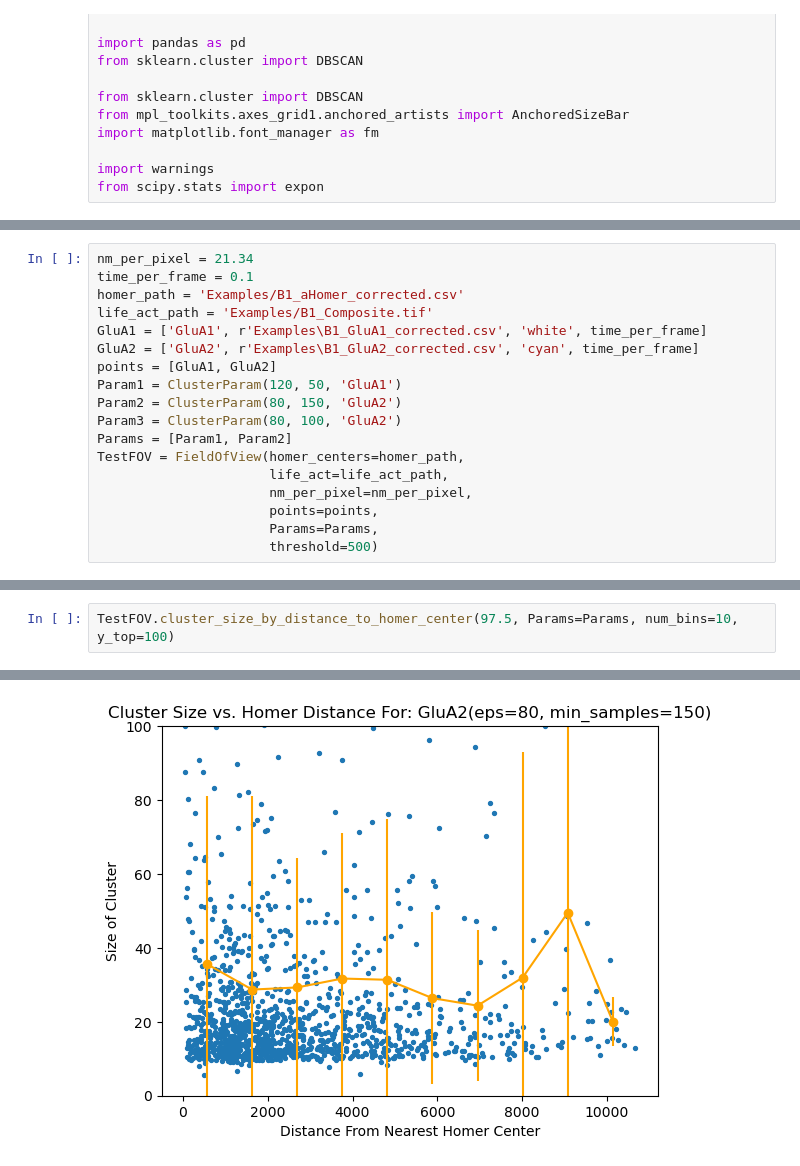
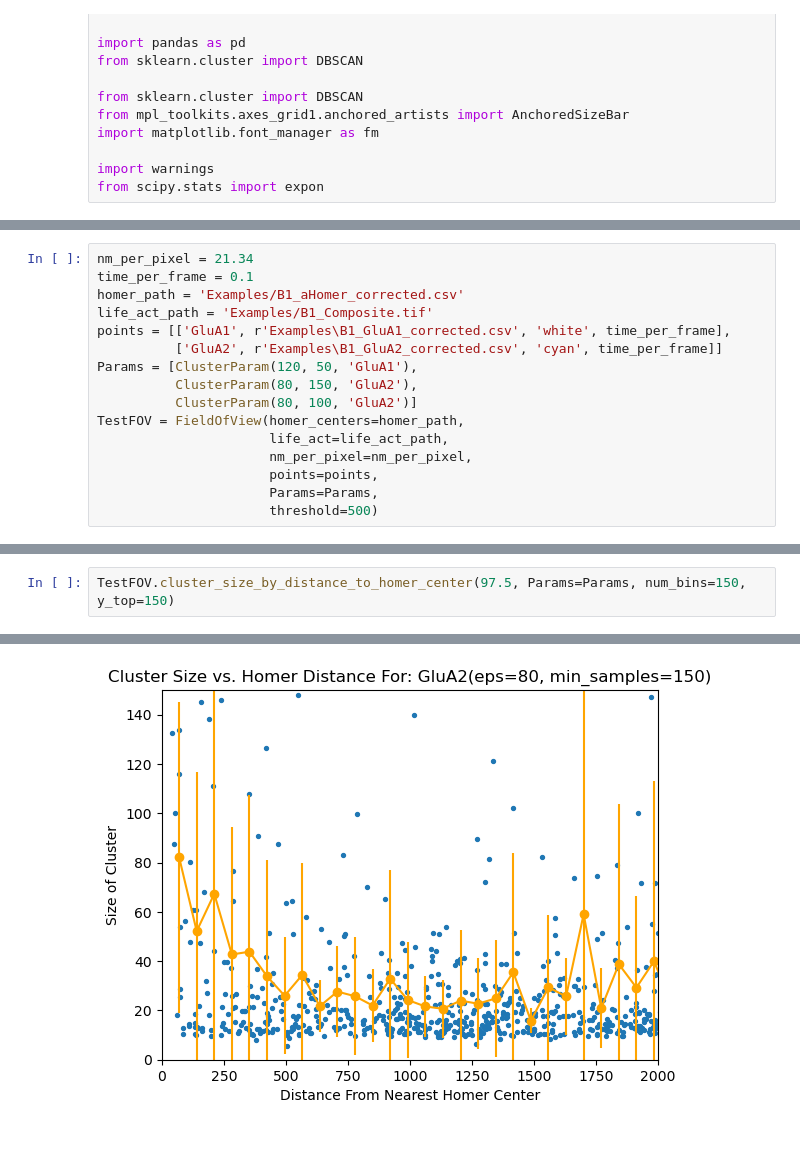
Before and after one commit to Max-Winga/Selvin-Lab-qPAINT-Segmentation, a Jupyter notebook: qPAINT Segmentation Code Rework 2.ipynb, the cells around one changed output, grey strips where cells are left out. Saved outputs shown, nothing was run; the diff lists cells and outputs as text.

Commit message:
Example usage improved

```diff
--- a/qPAINT Segmentation Code Rework 2.ipynb
+++ b/qPAINT Segmentation Code Rework 2.ipynb
@@ -1206,13 +1212,11 @@ nm_per_pixel = 21.34
 time_per_frame = 0.1
 homer_path = 'Examples/B1_aHomer_corrected.csv'
 life_act_path = 'Examples/B1_Composite.tif'
-GluA1 = ['GluA1', r'Examples\B1_GluA1_corrected.csv', 'white', time_per_frame]
-GluA2 = ['GluA2', r'Examples\B1_GluA2_corrected.csv', 'cyan', time_per_frame]
-points = [GluA1, GluA2]
-Param1 = ClusterParam(120, 50, 'GluA1')
-Param2 = ClusterParam(80, 150, 'GluA2')
-Param3 = ClusterParam(80, 100, 'GluA2')
-Params = [Param1, Param2]
+points = [['GluA1', r'Examples\B1_GluA1_corrected.csv', 'white', time_per_frame],
+          ['GluA2', r'Examples\B1_GluA2_corrected.csv', 'cyan', time_per_frame]]
+Params = [ClusterParam(120, 50, 'GluA1'),
+          ClusterParam(80, 150, 'GluA2'),
+          ClusterParam(80, 100, 'GluA2')]
 TestFOV = FieldOfView(homer_centers=homer_path,
                       life_act=life_act_path,
                       nm_per_pixel=nm_per_pixel,
@@ -1236,3 +1243,3 @@ TestFOV.cluster_size_histogram(97.5, Params=Params, max_dark_time=100)
 # %%
-TestFOV.cluster_size_by_distance_to_homer_center(97.5, Params=Params, num_bins=10, y_top=100)
+TestFOV.cluster_size_by_distance_to_homer_center(97.5, Params=Params, num_bins=150, y_top=150)
 # %% [output]
@@ -1240 +1247 @@ TestFOV.cluster_size_by_distance_to_homer_center(97.5, Params=Params, num_bins=1
-[figure, old version]
+[figure, new version]
```
Also changed, not shown: parts of 13 cells of this notebook.
